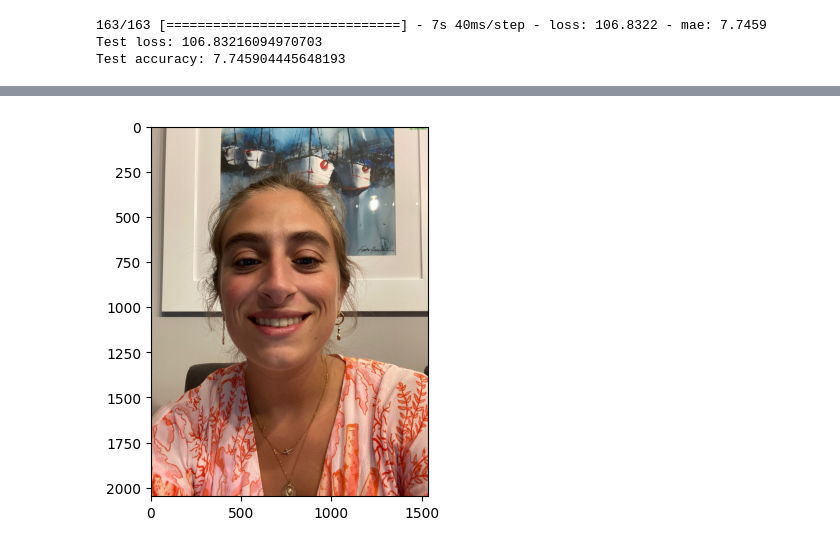
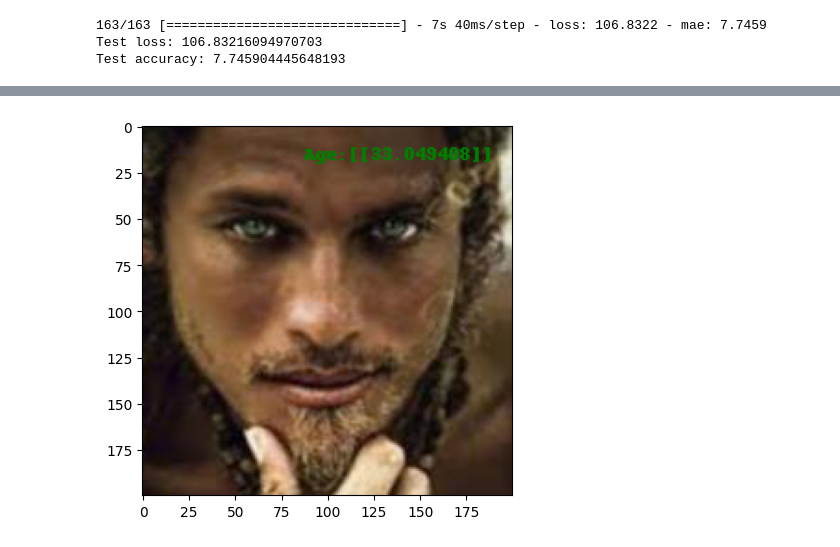
Before and after one commit to PilarAriasVazquez/ESTUDIOPROPIO, a Jupyter notebook: EstudioAlgGenética.ipynb, the cells around one changed output, grey strips where cells are left out. Drawn from its saved outputs; the diff is of its cells as text; code cells hidden in the pictures.

```diff
--- a/EstudioAlgGenética.ipynb
+++ b/EstudioAlgGenética.ipynb
@@ -194,32 +194,32 @@ array([[48.69906]], dtype=float32)
 # %%
 from PIL import Image, ImageDraw, ImageFont
 
 # Crea una imagen en blanco
 # Carga la imagen
-img = Image.open('patricia.jpg')
+img = Image.open('pru.jpg')
 
 # Convierte la imagen a un array de numpy
 img_array = np.array(img)
 # Obtiene el objeto ImageDraw
 draw = ImageDraw.Draw(img)
 text = f"Age:{prediction}"
 # Obtiene el ancho y la altura del texto
 text_width, text_height = draw.textsize(text, font=None)
 
 # Calcula las coordenadas para que el texto aparezca en la esquina superior derecha
 x = img.width - text_width - 10
 y = 10
 # Dibuja el valor de la variable en la imagen
 draw.text((x, y), str(f"Age:{prediction}"), font=None, fill='green')
 
 # Guarda la imagen
 img.save('my_image.png')
 
 import matplotlib.pyplot as plt
 import matplotlib.image as mpimg
 
 img = mpimg.imread('my_image.png')
 imgplot = plt.imshow(img)
 plt.show()
 # %% [output]
-[figure, old version]
+[figure, new version]
```
Also changed, not shown: parts of 1 cell of this notebook.
